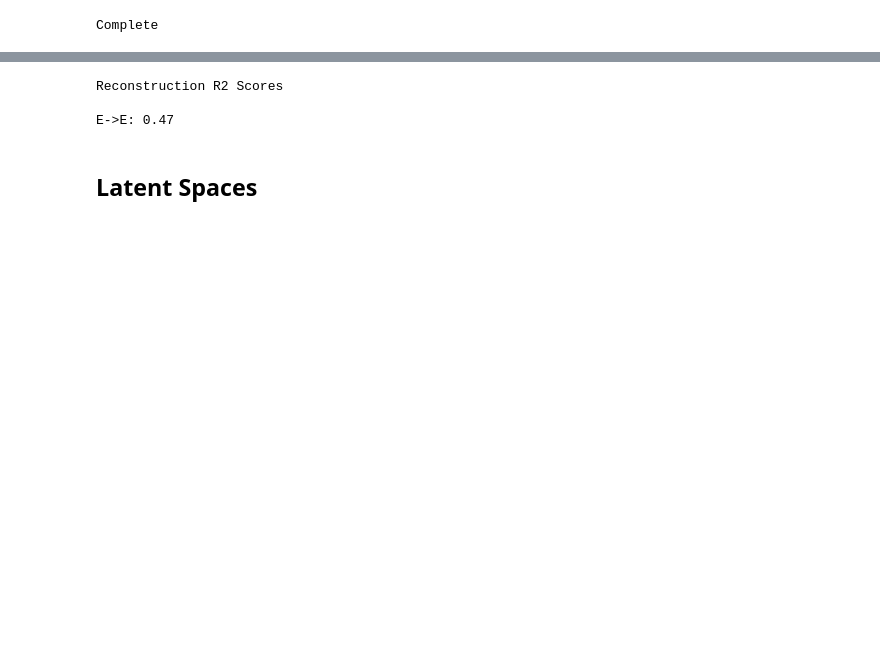
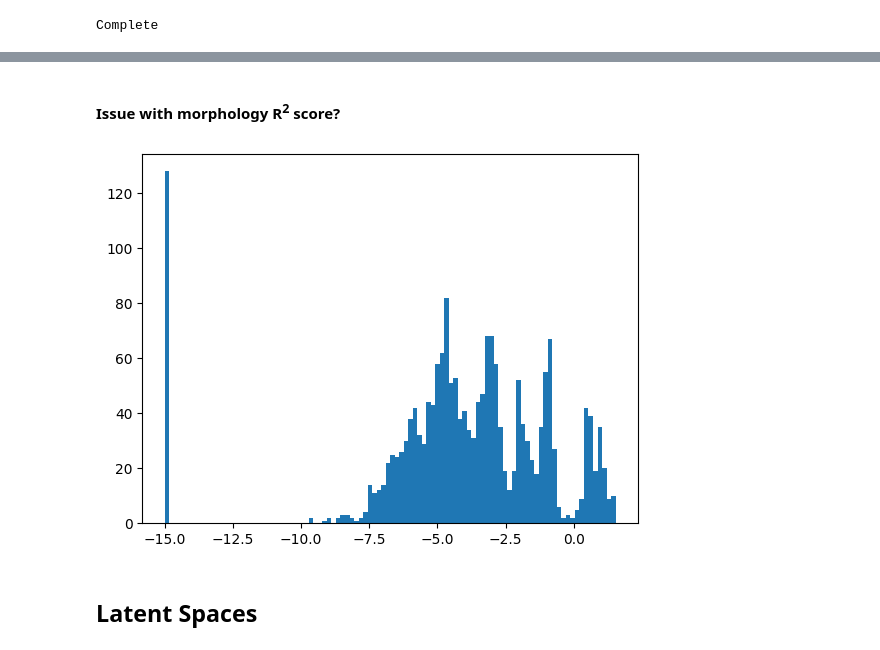
Before and after one commit to AllenInstitute/cplAE_MET, a Jupyter notebook: notebooks/MET_testing.ipynb, the cells around one changed output, grey strips where cells are left out. Saved outputs shown, nothing was run; the diff lists cells and outputs as text; code cells hidden in the pictures; blank space fills up the shorter version.

```diff
--- a/notebooks/MET_testing.ipynb
+++ b/notebooks/MET_testing.ipynb
@@ -355,17 +248,12 @@ for (key, (recon, modal_data)) in recons.items():
-# %%
-modalities = ["T", "E", "M"]
-print("Reconstruction R2 Scores")
-for in_modal in modalities:
-    print(" | ".join([f"{in_modal}->{out_modal}: {scores[f'{in_modal}-{out_modal}']:.2f}"
-                      for out_modal in modalities if f'{in_modal}-{out_modal}' in scores]))
-
-
-# print(f"T->T: {scores['T-T']:.2f} | T->E: {scores['T-E']:.2f} | T->M: {scores['T-M']:.2f}")
-# print(f"E->T: {scores['E-T']:.2f} | E->E: {scores['E-E']:.2f} | E->M: {scores['E-M']:.2f}")
-# print(f"M->T: {scores['M-T']:.2f} | M->E: {scores['M-E']:.2f} | M->M: {scores['M-M']:.2f}")
-# %% [output]
-Reconstruction R2 Scores
-
-E->E: 0.47
+# %% [markdown]
+#### Issue with morphology R<sup>2</sup> score?
+# %%
+Xm = model_data["m_arm"]["data"].query(modalities = ["M"])["M_dat"]
+Xm = Xm.reshape([Xm.shape[0], -1])
+# %%
+plt.hist(np.log10(np.var(Xm, 0) + 1e-15), 100)
+plt.show()
+# %% [output]
+[figure, added]
 # %% [markdown]
 ## Latent Spaces
```
Also changed, not shown: parts of 53 cells of this notebook.
